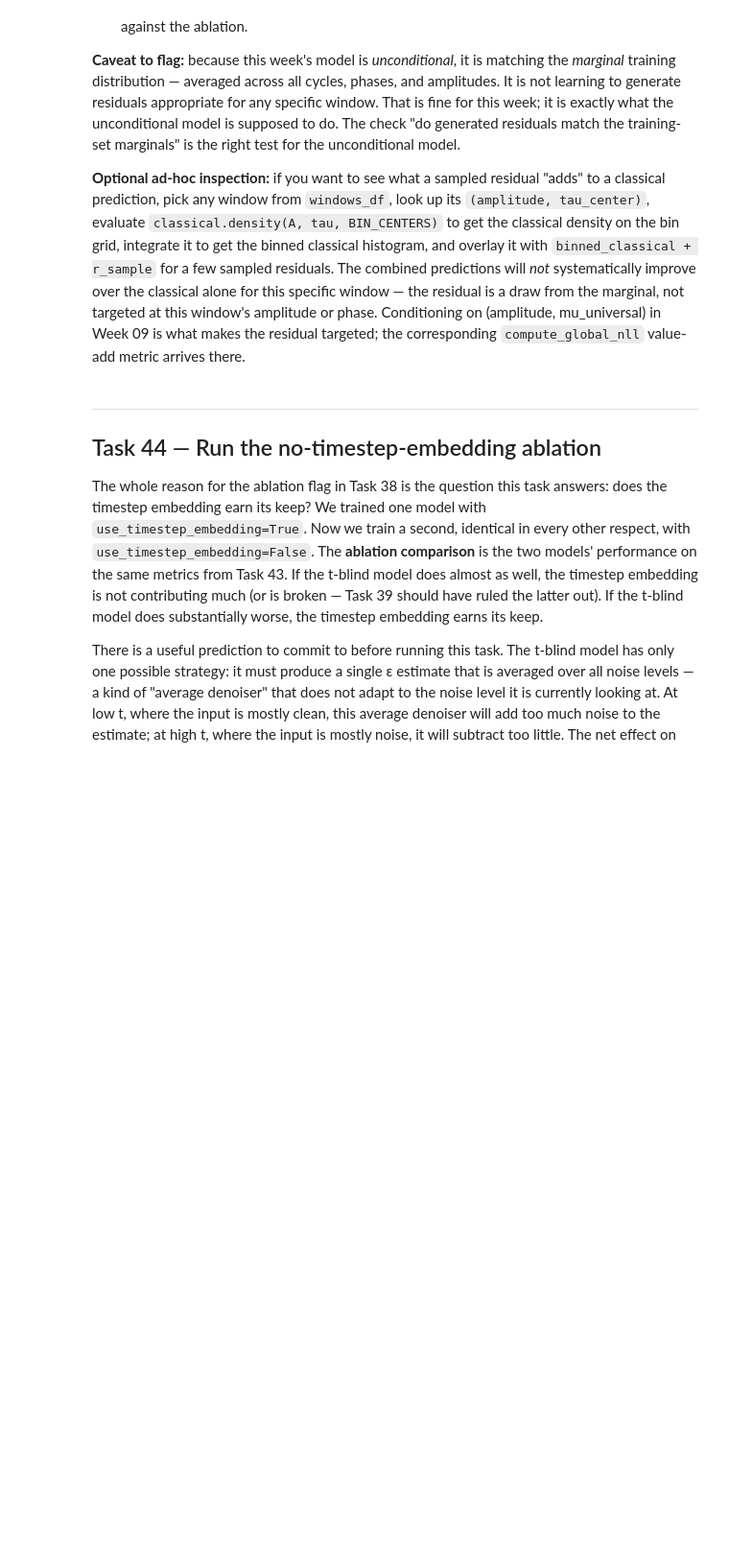
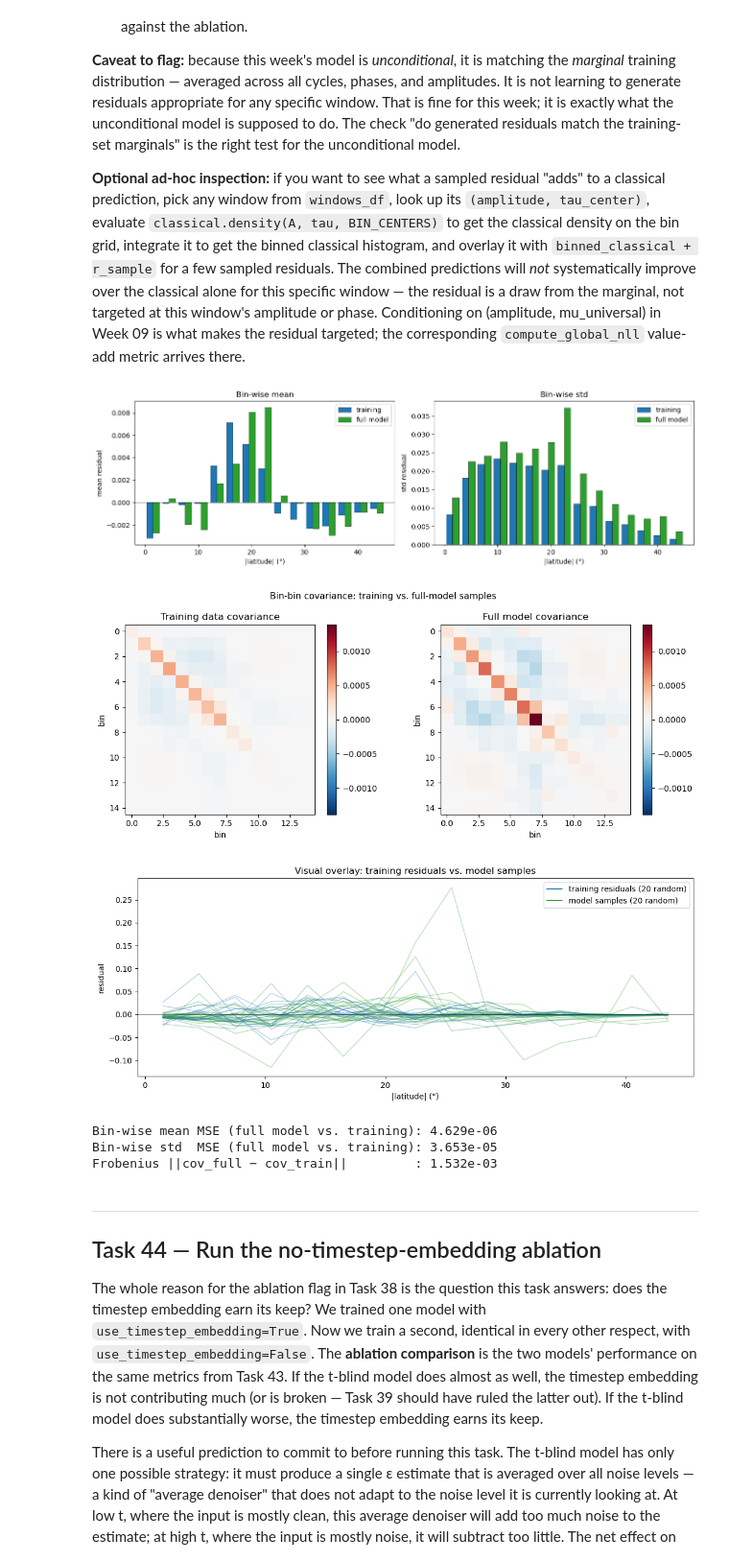
Before and after one commit to SwRI-IDEA-Lab/butterflai, a Jupyter notebook: weeks/week_09/09_unconditioned_reverse_diffusion.ipynb, the cells around one changed output. Shown at 96% size. Cells and saved outputs as stored; diff of their text form; code cells hidden in the pictures; blank space fills up the shorter version.

```diff
--- a/weeks/week_09/09_unconditioned_reverse_diffusion.ipynb
+++ b/weeks/week_09/09_unconditioned_reverse_diffusion.ipynb
@@ -497,7 +550,7 @@ the training set is fast — well under a second on Colab's GPU. We will
 lean into this in Task 41 by training for many epochs.
 # %%
 # ── Task 35: DataLoaders ────────────────────────────────────────────────
-BATCH_SIZE = 32
+BATCH_SIZE = 64
 
 train_loader = torch.utils.data.DataLoader(
     train_dataset, batch_size=BATCH_SIZE, shuffle=True,  num_workers=0
@@ -1288,15 +1428,16 @@ lightning_full  = DiffusionLightning(
     train_residuals = all_train,    # for end-of-training WandB diagnostics
     bin_centers     = BIN_CENTERS,
     bin_width       = BIN_WIDTH,
+    bin_means       = train_dataset.bin_means,   # de-standardize before plotting
+    bin_stds        = train_dataset.bin_stds,
     scheduler        = "cosine",
 )
 
-MAX_EPOCHS = 2000
+MAX_EPOCHS = 10000
 
 # WandB is great when available; fall back to CSV logging on machines without it
 # (a clean offline path also matters for CI smoke tests).
 try:
-    wandb.finish()
     wandb_logger_full = WandbLogger(
         project="butterflai-wk08-amj",
         name=f"batch{BATCH_SIZE}_epochs{MAX_EPOCHS}_full_cos",
@@ -1312,6 +1453,9 @@ sample_quality_cb_full = SampleQualityCallback(
     train_samples   = all_train,
     every_n_epochs  = 100,
     n_compare       = 500,
+    bin_means       = train_dataset.bin_means,   # de-standardize before metrics
+    bin_stds        = train_dataset.bin_stds,
+    val_samples     = all_val,    # adds val_sample_std_mse / val_sample_cov_frob
 )
 ema_cb_full = EMAUpdate(decay=0.999)
 
@@ -1376,3 +1520,6 @@ ax.set_title("Unconditional full model: training and validation loss")
 ax.legend()
 plt.tight_layout()
 plt.show()
+
+
+wandb.finish()
@@ -1567,12 +1755,16 @@ value-add metric arrives there.
 # ── Task 43: Compare sampled distribution to training distribution ──────
 N_COMPARE = 1000
 
+# `sample()` already de-standardizes its return value (physical residual units).
 samples_full = sample(lightning_full, batch_size=N_COMPARE, data_dim=15, device=device).cpu().numpy()
 
-# Random training residuals (with replacement is fine — train set may be smaller than N)
+# Random training residuals (with replacement is fine — train set may be smaller than N).
+# train_dataset[i] returns *standardized* tensors; de-standardize so both
+# distributions live in physical residual units before any reporting.
 rng = np.random.default_rng(123)
-train_idx     = rng.integers(0, len(train_dataset), size=N_COMPARE)
-train_arr     = torch.stack([train_dataset[int(i)] for i in train_idx]).numpy()
+train_idx       = rng.integers(0, len(train_dataset), size=N_COMPARE)
+train_arr_std   = torch.stack([train_dataset[int(i)] for i in train_idx]).numpy()
+train_arr       = train_arr_std * bin_stds_np + bin_means_np
 
 # ── 1) Bin-wise mean ────────────────────────────────────────────────────
 mean_train = train_arr.mean(axis=0)
@@ -1616,33 +1808,40 @@ for ax, mat, title in [
     im = ax.imshow(mat, cmap="RdBu_r", vmin=-vmax_cov, vmax=vmax_cov)
     ax.set_title(title)
     ax.set_xlabel("bin"); ax.set_ylabel("bin")
     fig.colorbar(im, ax=ax, fraction=0.046)
 fig.suptitle("Bin-bin covariance: training vs. full-model samples", fontsize=11)
 plt.tight_layout()
 plt.show()
 
 # ── 4) Visual overlay ───────────────────────────────────────────────────
 rng2 = np.random.default_rng(7)
 fig, ax = plt.subplots(1, 1, figsize=(11, 4.5))
 for i in rng2.choice(N_COMPARE, size=20, replace=False):
     ax.plot(BIN_CENTERS, train_arr[i],    color="C0", alpha=0.35, lw=1.0)
     ax.plot(BIN_CENTERS, samples_full[i], color="C2", alpha=0.35, lw=1.0)
 ax.plot([], [], color="C0", label="training residuals (20 random)")
 ax.plot([], [], color="C2", label="model samples (20 random)")
 ax.axhline(0, color="k", linewidth=0.4)
 ax.set_xlabel("|latitude| (°)"); ax.set_ylabel("residual")
 ax.set_title("Visual overlay: training residuals vs. model samples")
 ax.legend()
 plt.tight_layout()
 plt.show()
 
 # ── 5) Scalar summary: bin-wise mean MSE ───────────────────────────────
 binwise_mean_mse_full = float(np.mean((mean_full - mean_train) ** 2))
 print(f"\nBin-wise mean MSE (full model vs. training): {binwise_mean_mse_full:.3e}")
 print(f"Bin-wise std  MSE (full model vs. training): "
       f"{float(np.mean((std_full - std_train) ** 2)):.3e}")
 print(f"Frobenius ||cov_full − cov_train||         : "
       f"{float(np.linalg.norm(cov_full - cov_train)):.3e}")
+# %% [output]
+[figure, added]
+[figure, added]
+[figure, added]
+Bin-wise mean MSE (full model vs. training): 4.629e-06
+Bin-wise std  MSE (full model vs. training): 3.653e-05
+Frobenius ||cov_full − cov_train||         : 1.532e-03
 # %% [markdown]
 ---
 ## Task 44 — Run the no-timestep-embedding ablation
```
Also changed, not shown: parts of 15 cells of this notebook.
